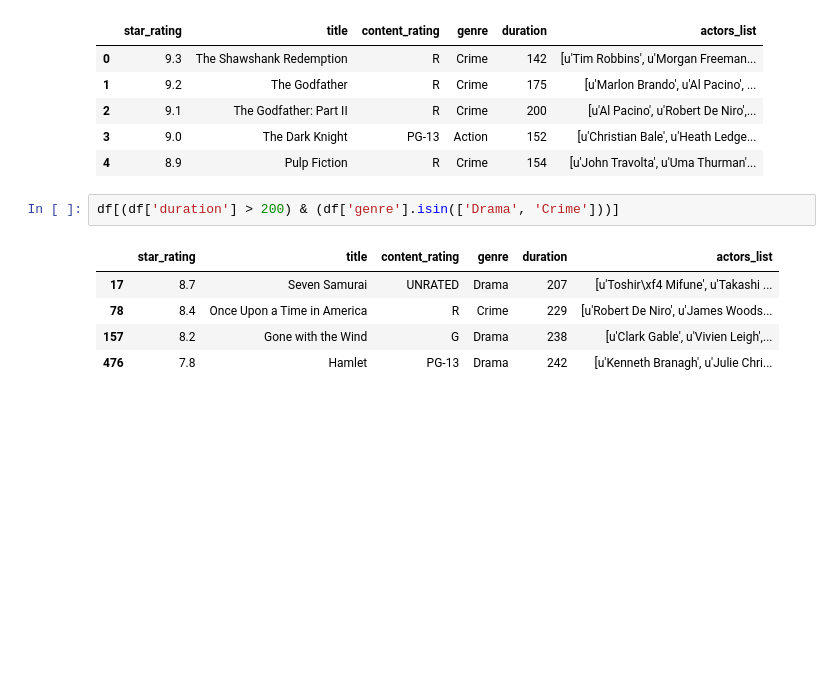
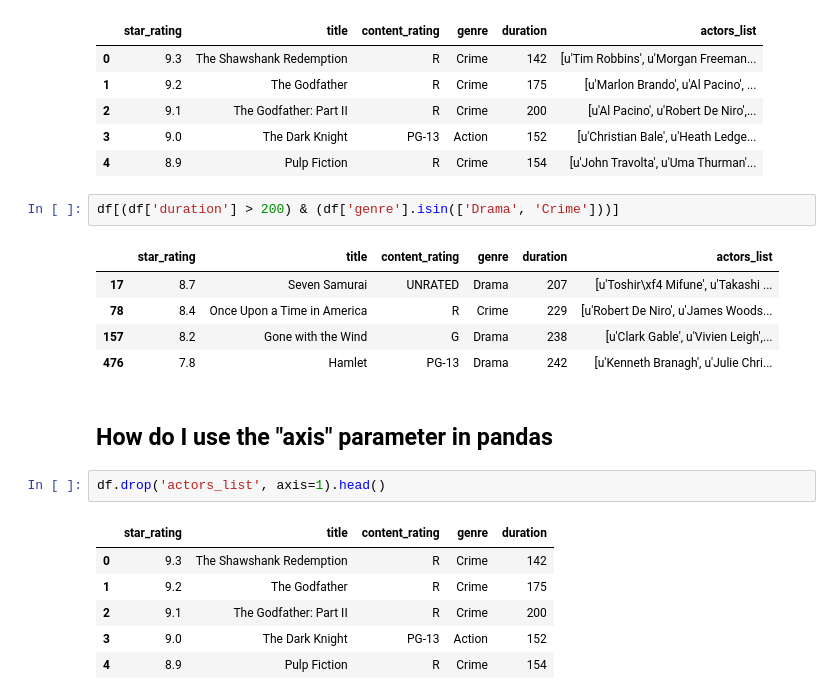
Before and after one commit to keshavvprabhu/python-tutorials, a Jupyter notebook: PandasFiltering.ipynb, the cells around one changed output. Saved outputs shown, nothing was run; the diff lists cells and outputs as text; blank space fills up the shorter version.

```diff
--- a/PandasFiltering.ipynb
+++ b/PandasFiltering.ipynb
@@ -22,3 +22,14 @@ df[(df['duration'] > 200) & (df['genre'].isin(['Drama', 'Crime']))]
 | 78 | 8.4 | Once Upon a Time in America | R | Crime | 229 | [u'Robert De Niro', u'James Woods... |
 | 157 | 8.2 | Gone with the Wind | G | Drama | 238 | [u'Clark Gable', u'Vivien Leigh',... |
 | 476 | 7.8 | Hamlet | PG-13 | Drama | 242 | [u'Kenneth Branagh', u'Julie Chri... |
+# %% [markdown]
+## How do I use the "axis" parameter in pandas
+# %%
+df.drop('actors_list', axis=1).head()
+# %% [output]
+|  | star_rating | title | content_rating | genre | duration |
+| 0 | 9.3 | The Shawshank Redemption | R | Crime | 142 |
+| 1 | 9.2 | The Godfather | R | Crime | 175 |
+| 2 | 9.1 | The Godfather: Part II | R | Crime | 200 |
+| 3 | 9.0 | The Dark Knight | PG-13 | Action | 152 |
+| 4 | 8.9 | Pulp Fiction | R | Crime | 154 |
```
Also changed, not shown: parts of 13 cells of this notebook.
